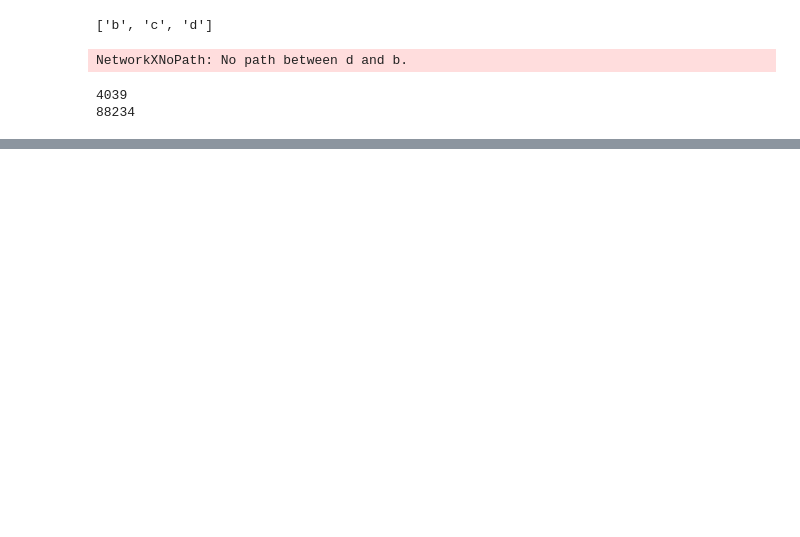
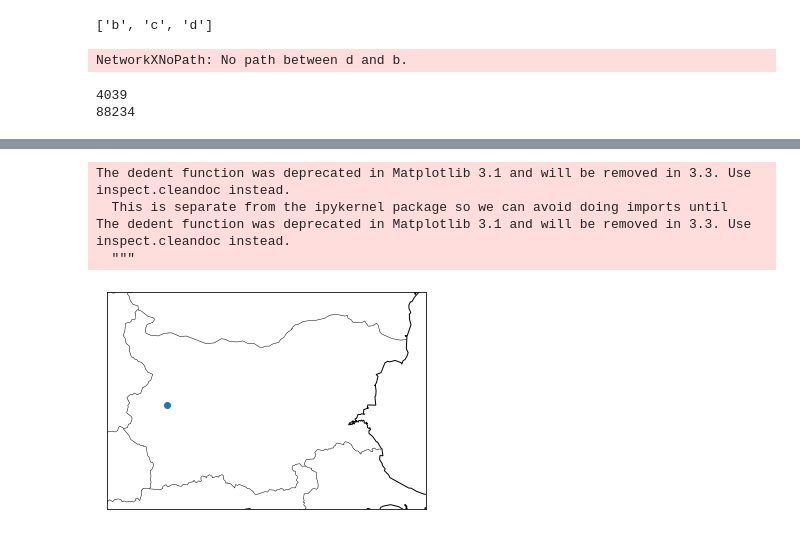
Before and after one commit to viraco4a/SoftUni, a Jupyter notebook: DataScience/05. Working-with-Spatial-Data-and-Network-Analysis-Lab/Working with spatial data. Network Analysis Lab.ipynb, the cells around one changed output, grey strips where cells are left out. Drawn from its saved outputs; the diff is of its cells as text; code cells hidden in the pictures; blank space fills up the shorter version.

```diff
--- a/DataScience/05. Working-with-Spatial-Data-and-Network-Analysis-Lab/Working with spatial data. Network Analysis Lab.ipynb
+++ b/DataScience/05. Working-with-Spatial-Data-and-Network-Analysis-Lab/Working with spatial data. Network Analysis Lab.ipynb
@@ -340,0 +356,17 @@ level 3 ({0, 1, 3, 7, 11, 12, 13, 17, 19, 21}, {32, 33, 2, 8, 14, 15, 18, 20, 22
+# %%
+sofia = {"lat": 42.6977, "lng": 23.3219}
+
+m = Basemap(projection = "merc", llcrnrlat = 41, llcrnrlon = 22, urcrnrlat = 44.5, urcrnrlon = 29, resolution = "i")
+m.drawcoastlines()
+m.drawcountries()
+
+x, y = m(sofia["lng"], sofia["lat"])
+
+m.plot(x, y, "o")
+plt.show()
+# %% [output]
+The dedent function was deprecated in Matplotlib 3.1 and will be removed in 3.3. Use inspect.cleandoc instead.
+  This is separate from the ipykernel package so we can avoid doing imports until
+The dedent function was deprecated in Matplotlib 3.1 and will be removed in 3.3. Use inspect.cleandoc instead.
+  """
+[figure, added]
```
Also changed, not shown: parts of 17 cells of this notebook.
